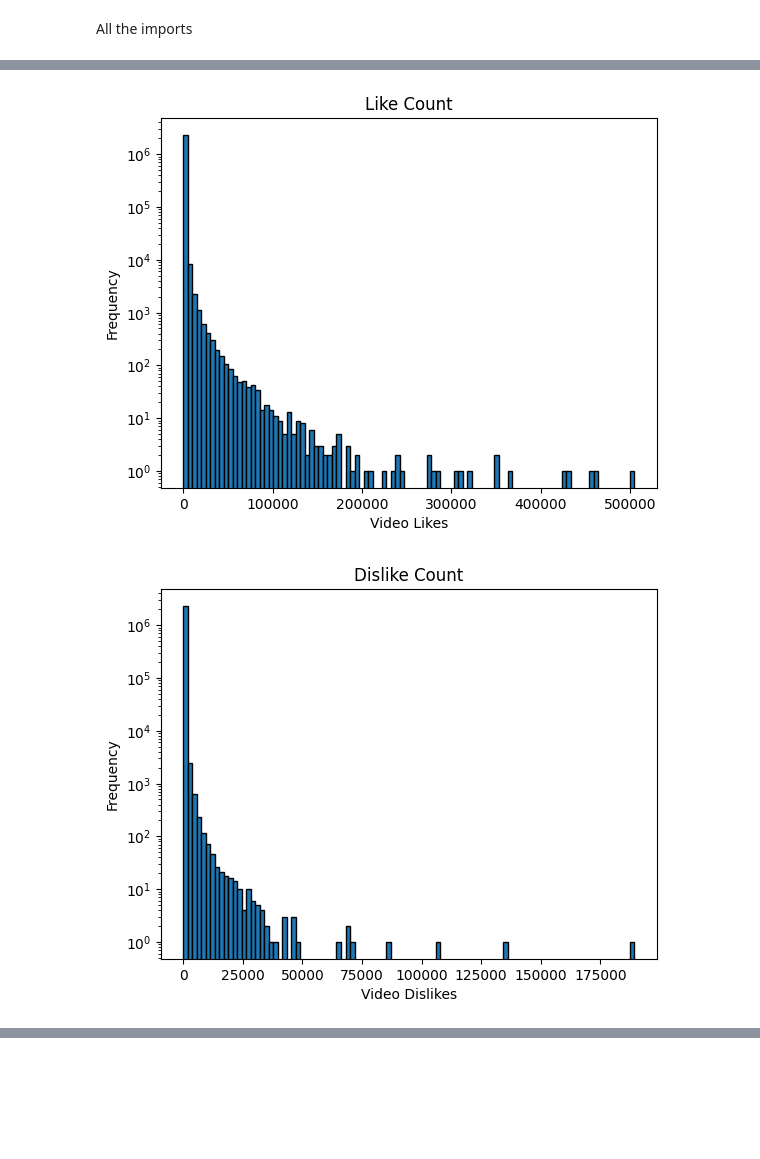
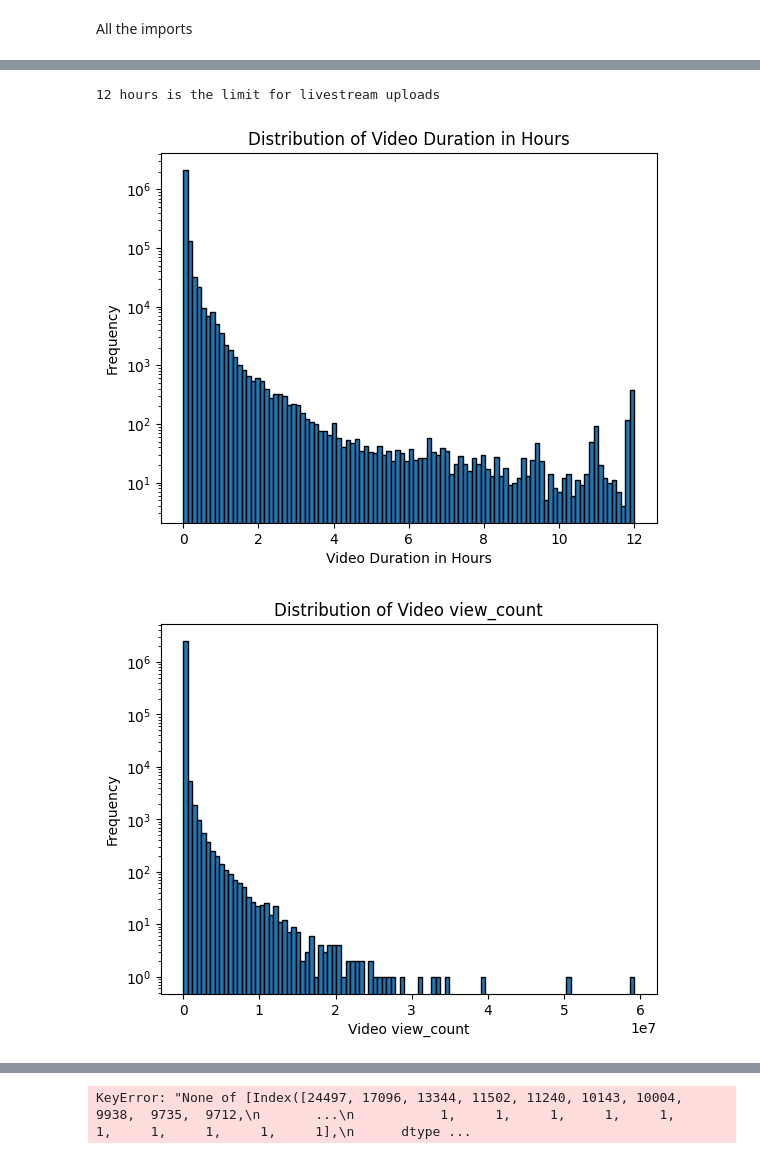
Before and after one commit to epfl-ada/ada-2024-project-lil0mohammadali, a Jupyter notebook: results.ipynb, the cells around one changed output, grey strips where cells are left out. Saved outputs shown, nothing was run; the diff lists cells and outputs as text; code cells hidden in the pictures; blank space fills up the shorter version.

```diff
--- a/results.ipynb
+++ b/results.ipynb
@@ -17,8 +12,9 @@ plot_video_stat(filtered_meta, 'duration')
-# %%
-plot_video_stat(filtered_meta, 'like_count')
-# %% [output]
-[figure, removed]
-# %%
-plot_video_stat(filtered_meta, 'dislike_count')
-# %% [output]
-[figure, removed]
+# %%
+plot_video_stat(filtered_meta, 'duration')
+plot_video_stat(filtered_meta, 'view_count')
+plot_video_stat(filtered_meta, 'like_count')
+plot_video_stat(filtered_meta, 'dislike_count')
+# %% [output]
+12 hours is the limit for livestream uploads
+[figure, added]
+[figure, added]
@@ -25,2 +23,3 @@ plot_video_stat(filtered_meta, 'dislike_count')
+KeyError: "None of [Index([24497, 17096, 13344, 11502, 11240, 10143, 10004,  9938,  9735,  9712,\n       ...\n           1,     1,     1,     1,     1,     1,     1,     1,     1,     1],\n      dtype ...
 # %%
 plot_most_common_words(filtered_meta, 'title', 50)
```
Also changed, not shown: parts of 6 cells of this notebook, 1 other file.
